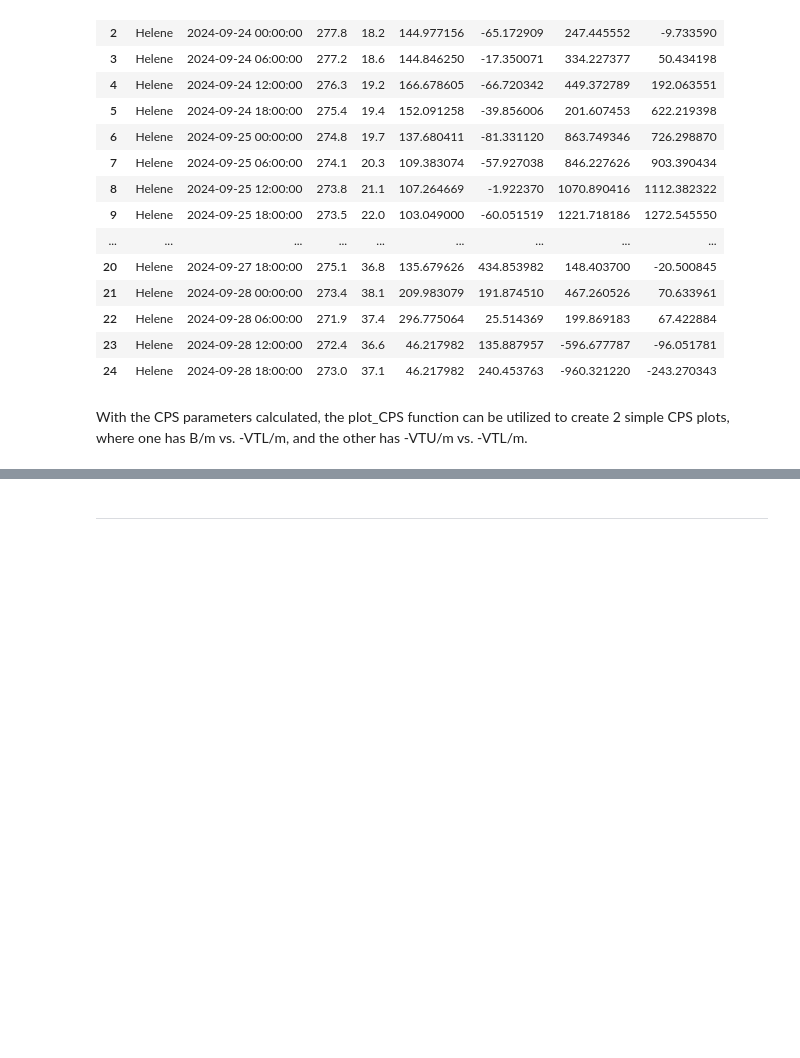
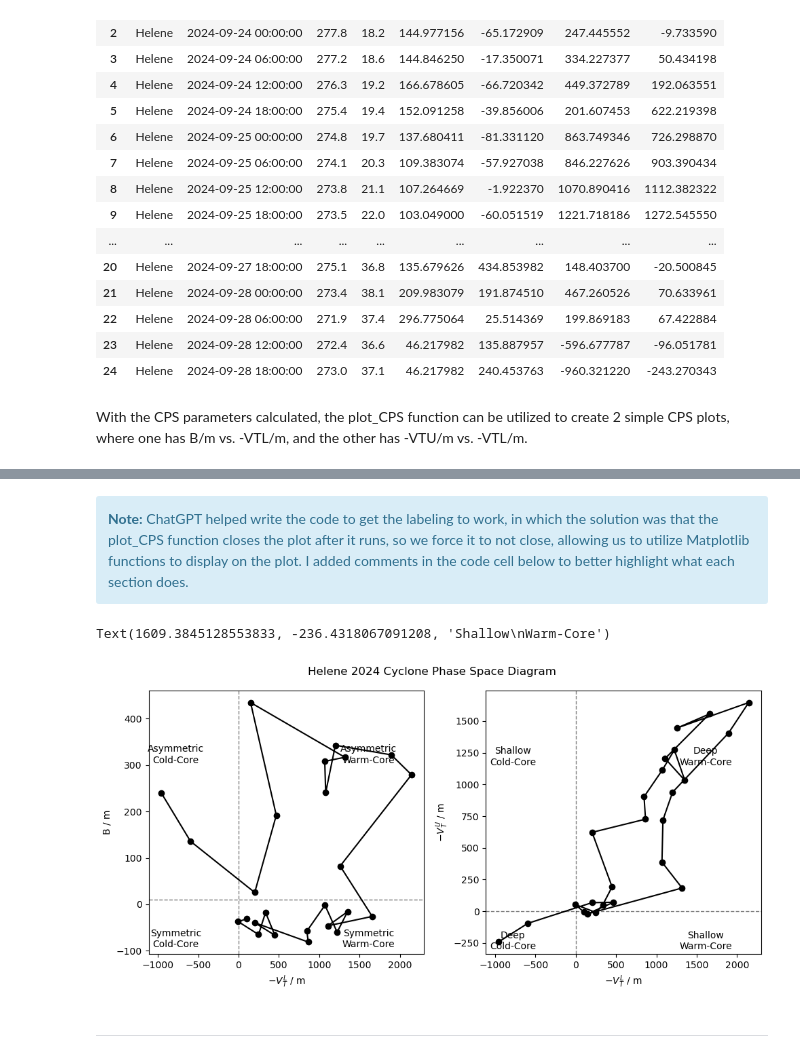
Before and after one commit to DAES433533/bluegreen, a Jupyter notebook: notebooks/Helene_Landfall_2.ipynb, the cells around one changed output, grey strips where cells are left out. Saved outputs shown, nothing was run; the diff lists cells and outputs as text; code cells hidden in the pictures; blank space fills up the shorter version.

```diff
--- a/notebooks/Helene_Landfall_2.ipynb
+++ b/notebooks/Helene_Landfall_2.ipynb
@@ -322,3 +323,60 @@ For the first plot, Quadrant I represents an asymmetric warm core system, Quadra
+# %% [markdown]
+<div class="alert alert-block alert-info">
+<b>Note:</b> ChatGPT helped write the code to get the labeling to work, in which the solution was that the plot_CPS function closes the plot after it runs, so we force it to not close, allowing us to utilize Matplotlib functions to display on the plot. I added comments in the code cell below to better highlight what each section does.
+</div>
+# %%
+# Force the plot to stay open
+_original_show = plt.show
+plt.show = lambda *args, **kwargs: None
+plot_CPS(track_w_CPS_params, title="Helene 2024 Cyclone Phase Space Diagram")
+
+fig = plt.gcf()     # Returns current figure
+axes = fig.axes
+
+# Left Plot
+axL = axes[0]
+xlim = axL.get_xlim()
+ylim = axL.get_ylim()
+# Quadrant I
+axL.text(0.7 * xlim[1], 0.7 * ylim[1],
+         "Asymmetric\nWarm-Core",
+         ha="center", va="center", fontsize=10)
+# Quadrant II
+axL.text(0.7 * xlim[0], 0.7 * ylim[1],
+         "Asymmetric\nCold-Core",
+         ha="center", va="center", fontsize=10)
+# Quadrant III
+axL.text(0.7 * xlim[0], 0.7 * ylim[0],
+         "Symmetric\nCold-Core",
+         ha="center", va="center", fontsize=10)
+# Quadrant IV
+axL.text(0.7 * xlim[1], 0.7 * ylim[0],
+         "Symmetric\nWarm-Core",
+         ha="center", va="center", fontsize=10)
+
+# Right Plot
+axR = axes[1]
+xlim = axR.get_xlim()
+ylim = axR.get_ylim()
+# Quadrant I
+axR.text(0.7 * xlim[1], 0.7 * ylim[1],
+         "Deep\nWarm-Core",
+         ha="center", va="center", fontsize=10)
+# Quadrant II
+axR.text(0.7 * xlim[0], 0.7 * ylim[1],
+         "Shallow\nCold-Core",
+         ha="center", va="center", fontsize=10)
+# Quadrant III
+axR.text(0.7 * xlim[0], 0.7 * ylim[0],
+         "Deep\nCold-Core",
+         ha="center", va="center", fontsize=10)
+# Quadrant IV
+axR.text(0.7 * xlim[1], 0.7 * ylim[0],
+         "Shallow\nWarm-Core",
+         ha="center", va="center", fontsize=10)
+# %% [output]
+Text(1609.3845128553833, -236.4318067091208, 'Shallow\nWarm-Core')
+[figure, added]
 # %% [markdown]
 ***
 # %% [markdown]
```
Also changed, not shown: parts of 10 cells of this notebook, 5 other files.
